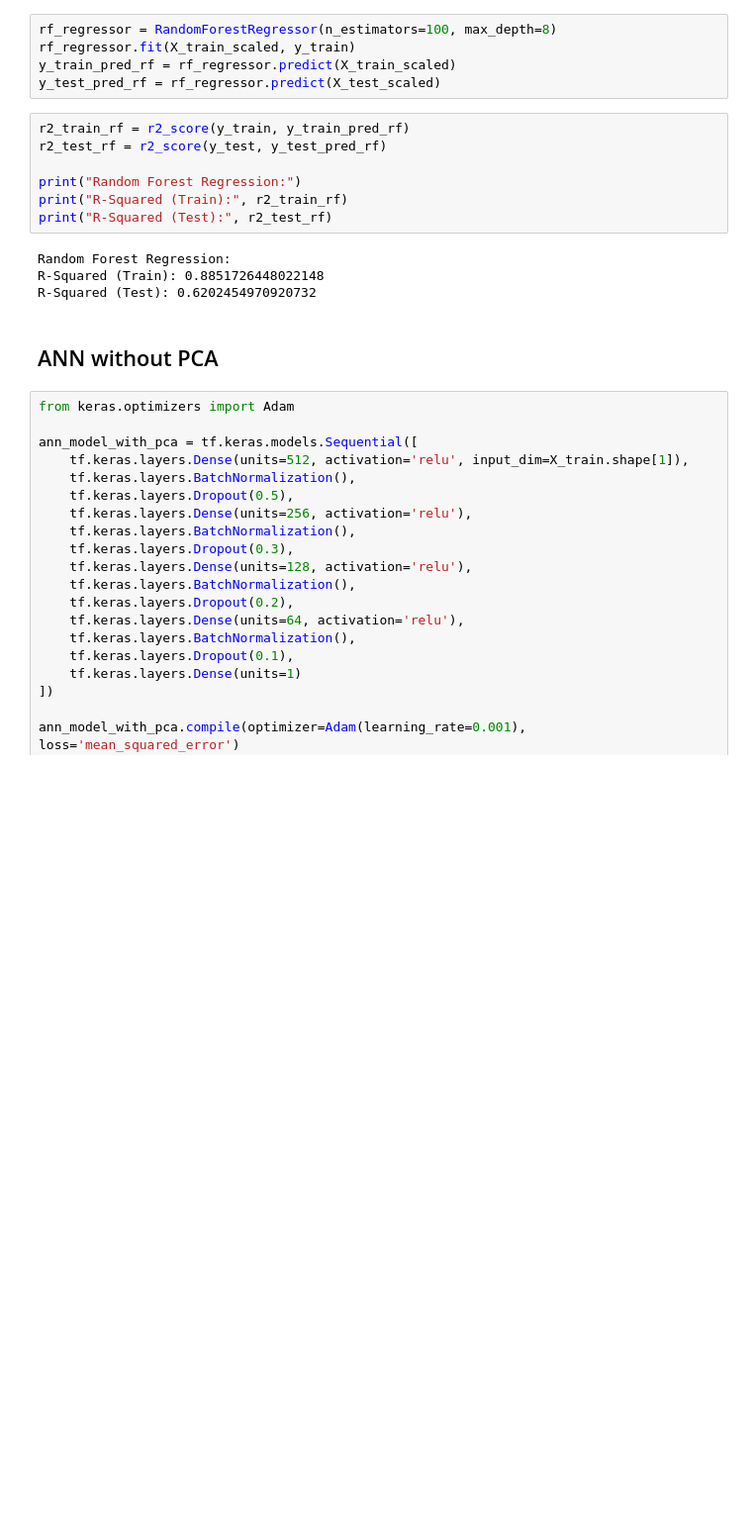
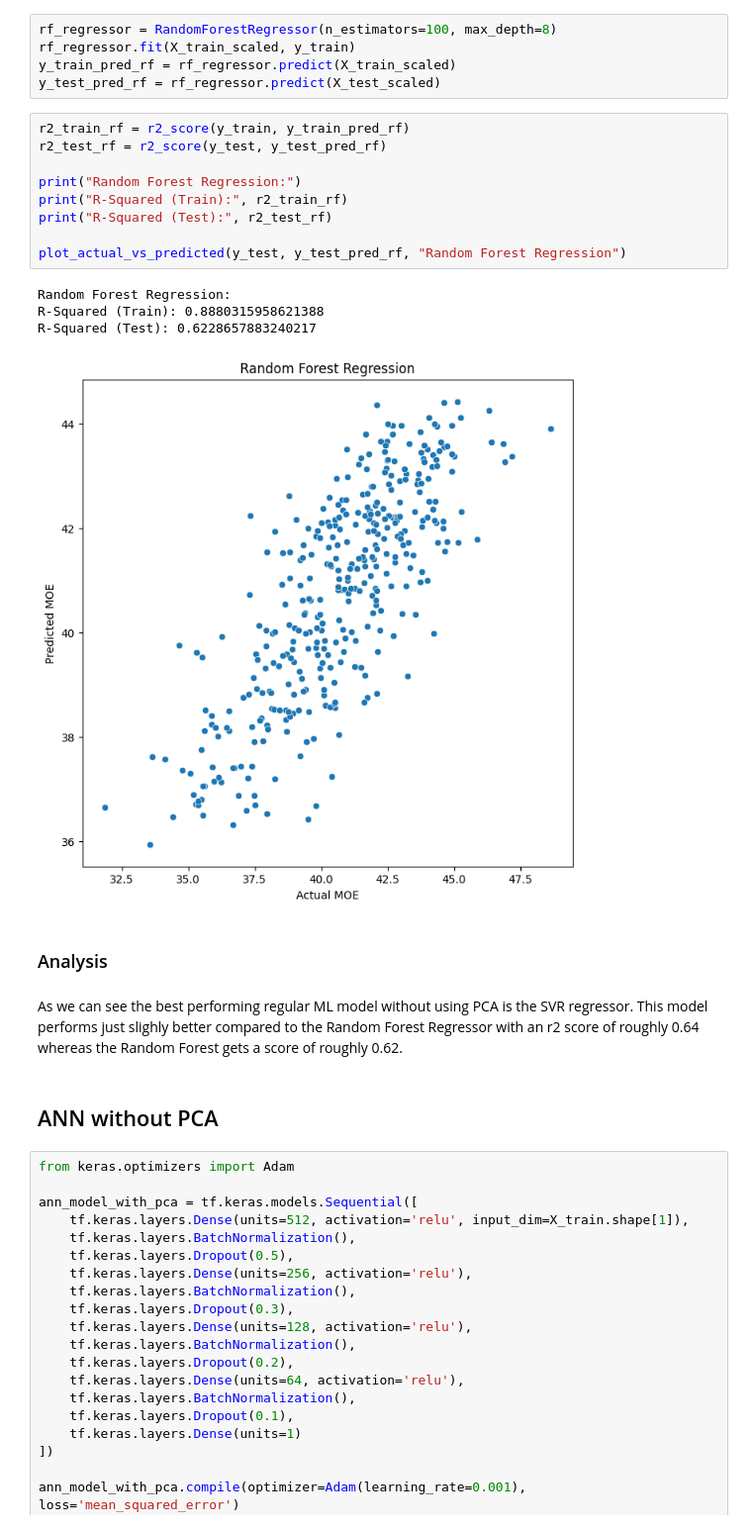
Before and after one commit to eomielan/manu465, a Jupyter notebook: final/final.ipynb, the cells around one changed output. Shown: that part at 99% size. Cells and saved outputs as stored; diff of their text form; blank space fills up the shorter version.

```diff
--- a/final/final.ipynb
+++ b/final/final.ipynb
@@ -123,14 +146,21 @@ y_test_pred_rf = rf_regressor.predict(X_test_scaled)
 # %%
 r2_train_rf = r2_score(y_train, y_train_pred_rf)
 r2_test_rf = r2_score(y_test, y_test_pred_rf)
 
 print("Random Forest Regression:")
 print("R-Squared (Train):", r2_train_rf)
 print("R-Squared (Test):", r2_test_rf)
+
+plot_actual_vs_predicted(y_test, y_test_pred_rf, "Random Forest Regression")
 # %% [output]
 Random Forest Regression:
-R-Squared (Train): 0.8851726448022148
-R-Squared (Test): 0.6202454970920732
+R-Squared (Train): 0.8880315958621388
+R-Squared (Test): 0.6228657883240217
+[figure, added]
+# %% [markdown]
+### Analysis
+# %% [markdown]
+As we can see the best performing regular ML model without using PCA is the SVR regressor. This model performs just slighly better compared to the Random Forest Regressor with an r2 score of roughly 0.64 whereas the Random Forest gets a score of roughly 0.62.
 # %% [markdown]
 ## ANN without PCA
 # %%
```
Also changed, not shown: parts of 18 cells of this notebook.
